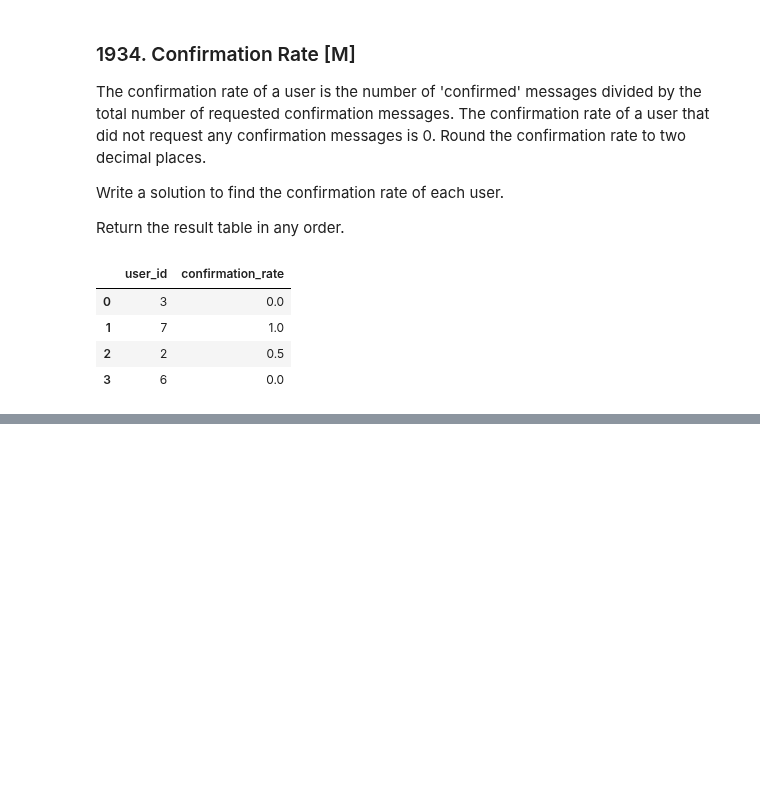
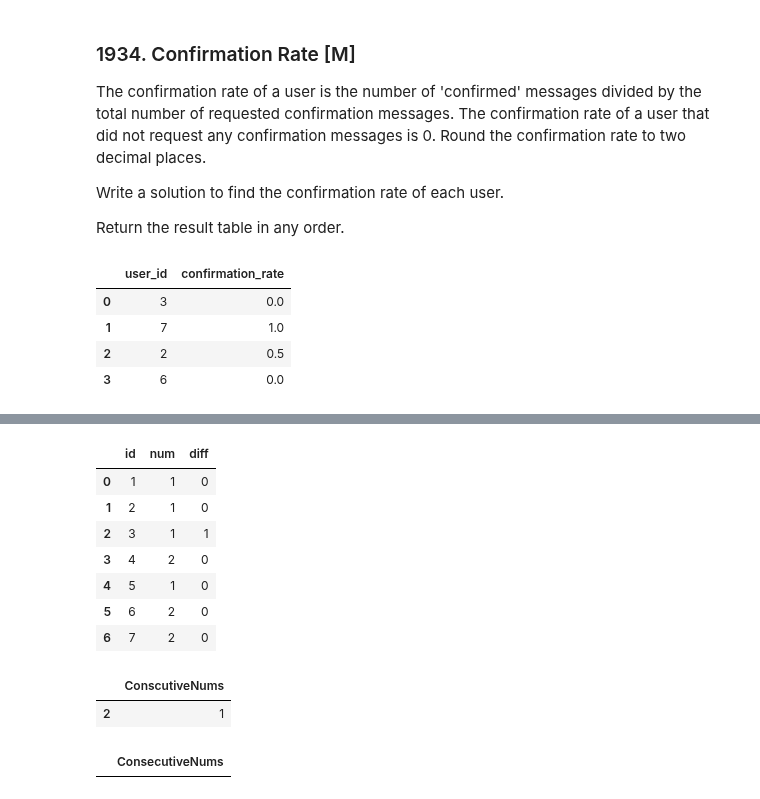
Before and after one commit to drwslv/LeetCode-Pandas, a Jupyter notebook: sql_50_pandas.ipynb, the cells around one changed output, grey strips where cells are left out. Saved outputs shown, nothing was run; the diff lists cells and outputs as text; code cells hidden in the pictures; blank space fills up the shorter version.

```diff
--- a/sql_50_pandas.ipynb
+++ b/sql_50_pandas.ipynb
@@ -550,0 +629,23 @@ confirmation_rate(signups, confirmations)
+# %%
+data = [[1, 1], [2, 1], [3, 1], [4, 2], [5, 1], [6, 2], [7, 2]]
+logs = pd.DataFrame(data, columns=['id', 'num']).astype({'id':'Int64', 'num':'Int64'})
+# %%
+logs
+# %% [output]
+|  | id | num | diff |
+| 0 | 1 | 1 | 0 |
+| 1 | 2 | 1 | 0 |
+| 2 | 3 | 1 | 1 |
+| 3 | 4 | 2 | 0 |
+| 4 | 5 | 1 | 0 |
+| 5 | 6 | 2 | 0 |
+| 6 | 7 | 2 | 0 |
+# %%
+consecutive_numbers(logs)
+# %% [output]
+|  | ConscutiveNums |
+| 2 | 1 |
+# %%
+pd.DataFrame(None, columns=(['ConsecutiveNums']))
+# %% [output]
+|  | ConsecutiveNums |
```
Also changed, not shown: parts of 9 cells of this notebook, 1 other file.
